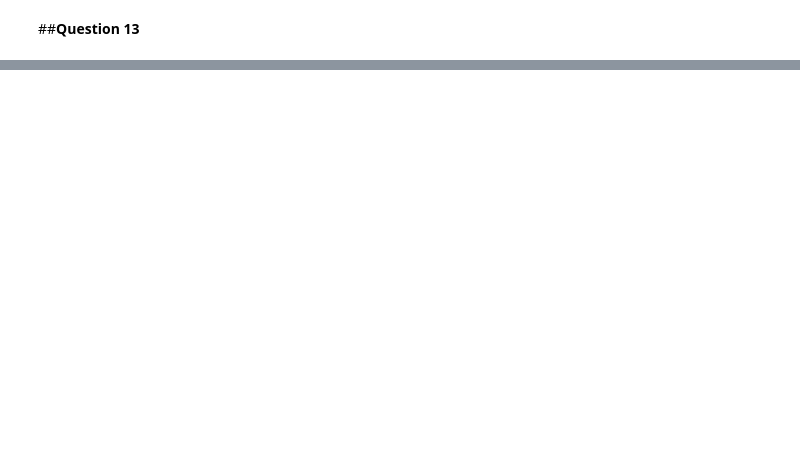
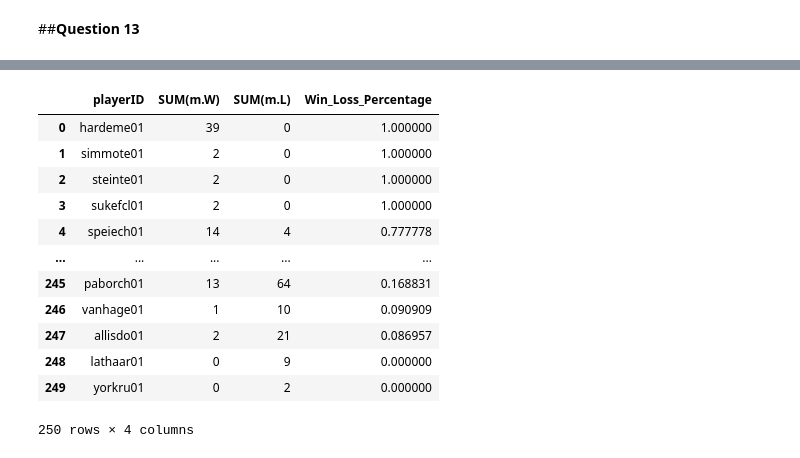
Before and after one commit to Feznix/Stats-554, a Jupyter notebook: Homework_5.ipynb, the cells around one changed output, grey strips where cells are left out. Saved outputs shown, nothing was run; the diff lists cells and outputs as text; code cells hidden in the pictures; blank space fills up the shorter version.

```diff
--- a/Homework_5.ipynb
+++ b/Homework_5.ipynb
@@ -225,0 +277,22 @@ pd.read_sql('SELECT DISTINCT playerID FROM Managers Where teamID = "PIT" ', MLB)
+# %%
+SeasonSum = pd.read_sql('SELECT h.playerID,SUM(m.W),SUM(m.L),\
+                       SUM(m.W)*1.0/SUM(m.G) AS Win_Loss_Percentage\
+                        FROM HallOfFame as h INNER JOIN Managers as m \
+                        ON h.playerID = m.playerID \
+                        GROUP BY h.playerID \
+                        ORDER BY Win_Loss_Percentage DESC', MLB)
+SeasonSum
+# %% [output]
+|  | playerID | SUM(m.W) | SUM(m.L) | Win_Loss_Percentage |
+| 0 | hardeme01 | 39 | 0 | 1.000000 |
+| 1 | simmote01 | 2 | 0 | 1.000000 |
+| 2 | steinte01 | 2 | 0 | 1.000000 |
+| 3 | sukefcl01 | 2 | 0 | 1.000000 |
+| 4 | speiech01 | 14 | 4 | 0.777778 |
+| ... | ... | ... | ... | ... |
+| 245 | paborch01 | 13 | 64 | 0.168831 |
+| 246 | vanhage01 | 1 | 10 | 0.090909 |
+| 247 | allisdo01 | 2 | 21 | 0.086957 |
+| 248 | lathaar01 | 0 | 9 | 0.000000 |
+| 249 | yorkru01 | 0 | 2 | 0.000000 |
+250 rows × 4 columns
```
Also changed, not shown: parts of 9 cells of this notebook.
